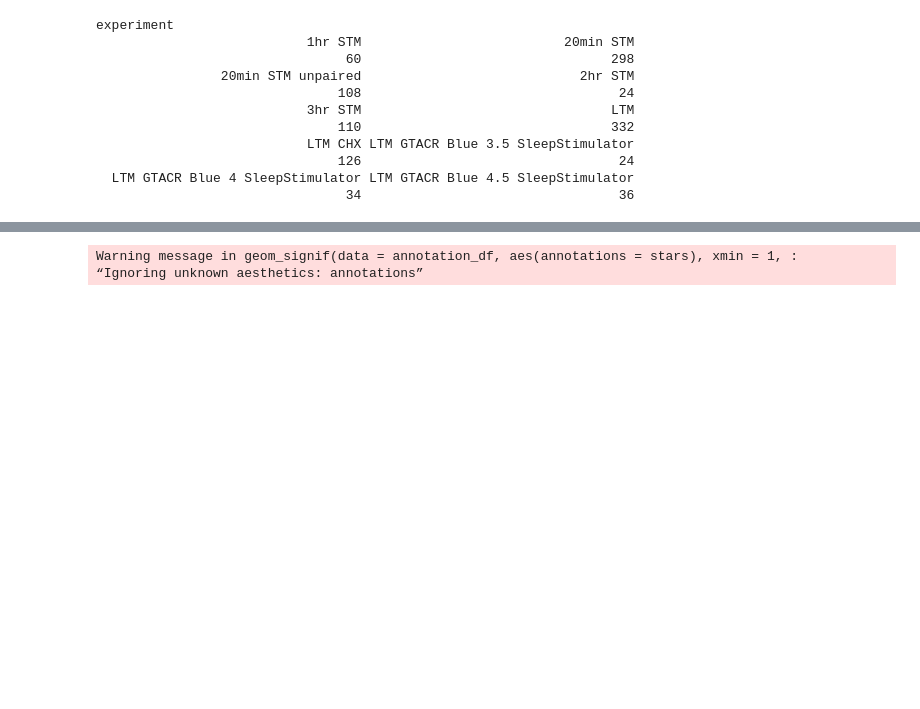
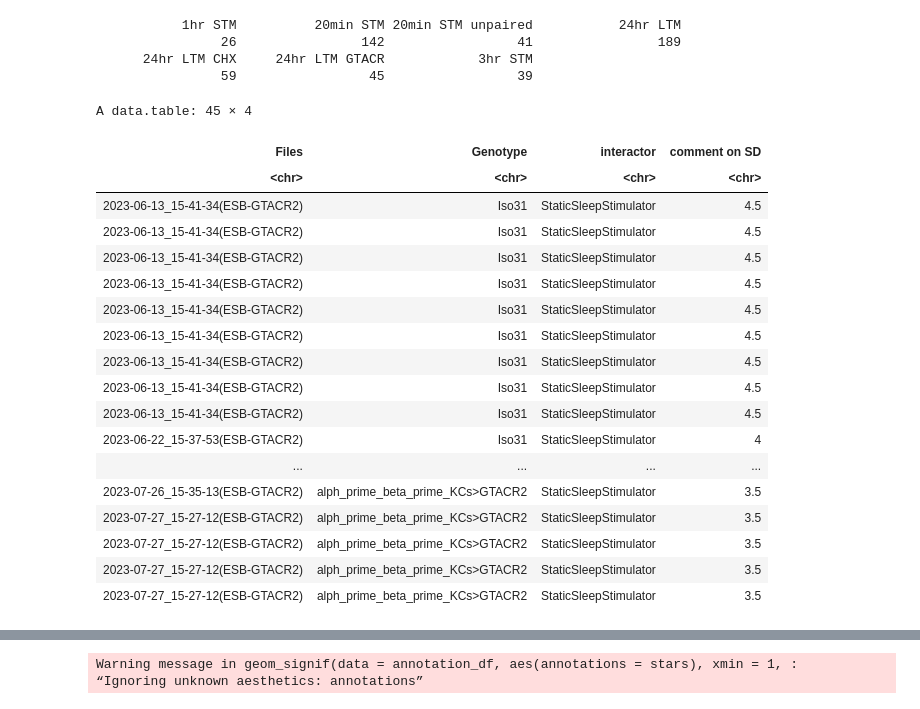
Before and after one commit to shaliulab/idoc-paper, a Jupyter notebook: 7_panel6.ipynb, the cells around one changed output, grey strips where cells are left out. Drawn from its saved outputs; the diff is of its cells as text; code cells hidden in the pictures; blank space fills up the shorter version.

```diff
--- a/7_panel6.ipynb
+++ b/7_panel6.ipynb
@@ -19,14 +11,0 @@ data_clean_long$interval <- factor(data_clean_long$interval, levels=c("ZT05-ZT11
-# %%
-data_clean_long[, table(experiment)]
-# %% [output]
-experiment
-                           1hr STM                          20min STM
-                                60                                298
-                20min STM unpaired                            2hr STM
-                               108                                 24
-                           3hr STM                                LTM
-                               110                                332
-                           LTM CHX LTM GTACR Blue 3.5 SleepStimulator
-                               126                                 24
-  LTM GTACR Blue 4 SleepStimulator LTM GTACR Blue 4.5 SleepStimulator
-                                34                                 36
@@ -35,2 +12,33 @@ panel6_data <- data_clean_long[substr(experiment, 1, 9) == "LTM GTACR",]
+# %%
+data <- data.table::fread(file = "tidy_data_wide.csv")
+# %%
+table(data$experiment)
+# %% [output]
+           1hr STM          20min STM 20min STM unpaired           24hr LTM
+                26                142                 41                189
+      24hr LTM CHX     24hr LTM GTACR            3hr STM
+                59                 45                 39
+# %%
+panel6_data <- data[experiment=="24hr LTM GTACR",]
 # %%
-panel6A_data <- panel6_data[Genotype == "Iso31" & experiment %in% c("LTM GTACR Blue 4 SleepStimulator", "LTM GTACR Blue 4.5 SleepStimulator"), ]
+panel6_data[, .(Files, Genotype, interactor, `comment on SD`)]
+# %% [output]
+A data.table: 45 × 4
+| Files | Genotype | interactor | comment on SD |
+| <chr> | <chr> | <chr> | <chr> |
+| 2023-06-13_15-41-34(ESB-GTACR2) | Iso31 | StaticSleepStimulator | 4.5 |
+| 2023-06-13_15-41-34(ESB-GTACR2) | Iso31 | StaticSleepStimulator | 4.5 |
+| 2023-06-13_15-41-34(ESB-GTACR2) | Iso31 | StaticSleepStimulator | 4.5 |
+| 2023-06-13_15-41-34(ESB-GTACR2) | Iso31 | StaticSleepStimulator | 4.5 |
+| 2023-06-13_15-41-34(ESB-GTACR2) | Iso31 | StaticSleepStimulator | 4.5 |
+| 2023-06-13_15-41-34(ESB-GTACR2) | Iso31 | StaticSleepStimulator | 4.5 |
+| 2023-06-13_15-41-34(ESB-GTACR2) | Iso31 | StaticSleepStimulator | 4.5 |
+| 2023-06-13_15-41-34(ESB-GTACR2) | Iso31 | StaticSleepStimulator | 4.5 |
+| 2023-06-13_15-41-34(ESB-GTACR2) | Iso31 | StaticSleepStimulator | 4.5 |
+| 2023-06-22_15-37-53(ESB-GTACR2) | Iso31 | StaticSleepStimulator | 4 |
+| ... | ... | ... | ... |
+| 2023-07-26_15-35-13(ESB-GTACR2) | alph_prime_beta_prime_KCs>GTACR2 | StaticSleepStimulator | 3.5 |
+| 2023-07-27_15-27-12(ESB-GTACR2) | alph_prime_beta_prime_KCs>GTACR2 | StaticSleepStimulator | 3.5 |
+| 2023-07-27_15-27-12(ESB-GTACR2) | alph_prime_beta_prime_KCs>GTACR2 | StaticSleepStimulator | 3.5 |
+| 2023-07-27_15-27-12(ESB-GTACR2) | alph_prime_beta_prime_KCs>GTACR2 | StaticSleepStimulator | 3.5 |
+| 2023-07-27_15-27-12(ESB-GTACR2) | alph_prime_beta_prime_KCs>GTACR2 | StaticSleepStimulator | 3.5 |
```
Also changed, not shown: parts of 4 cells of this notebook, 6 other files.
